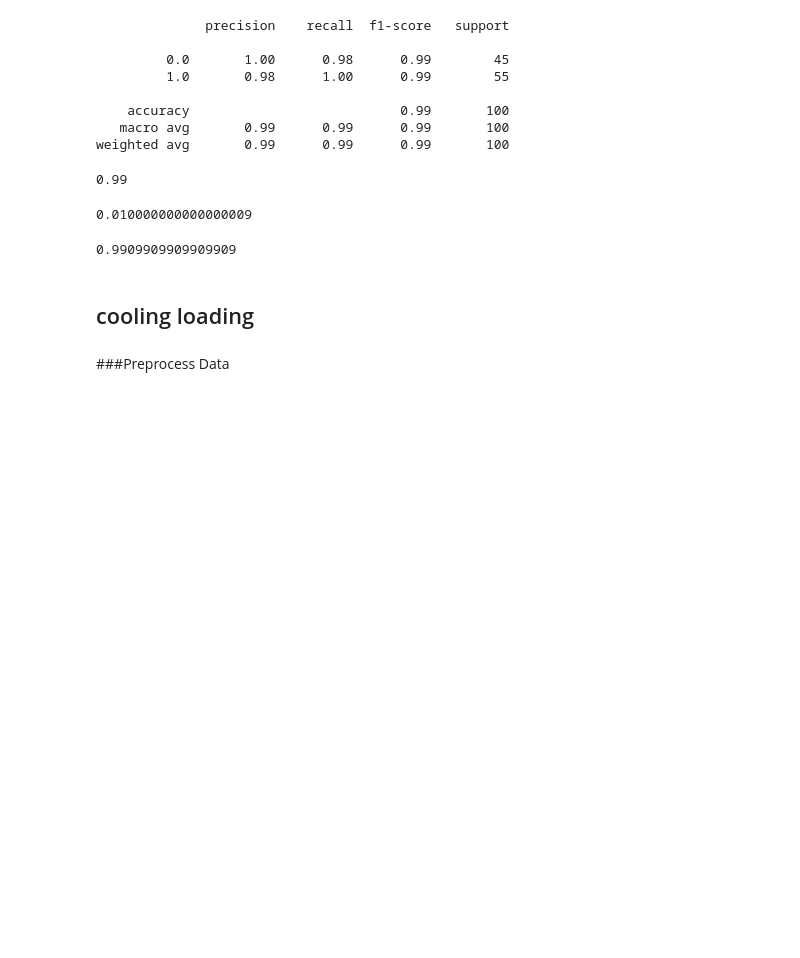
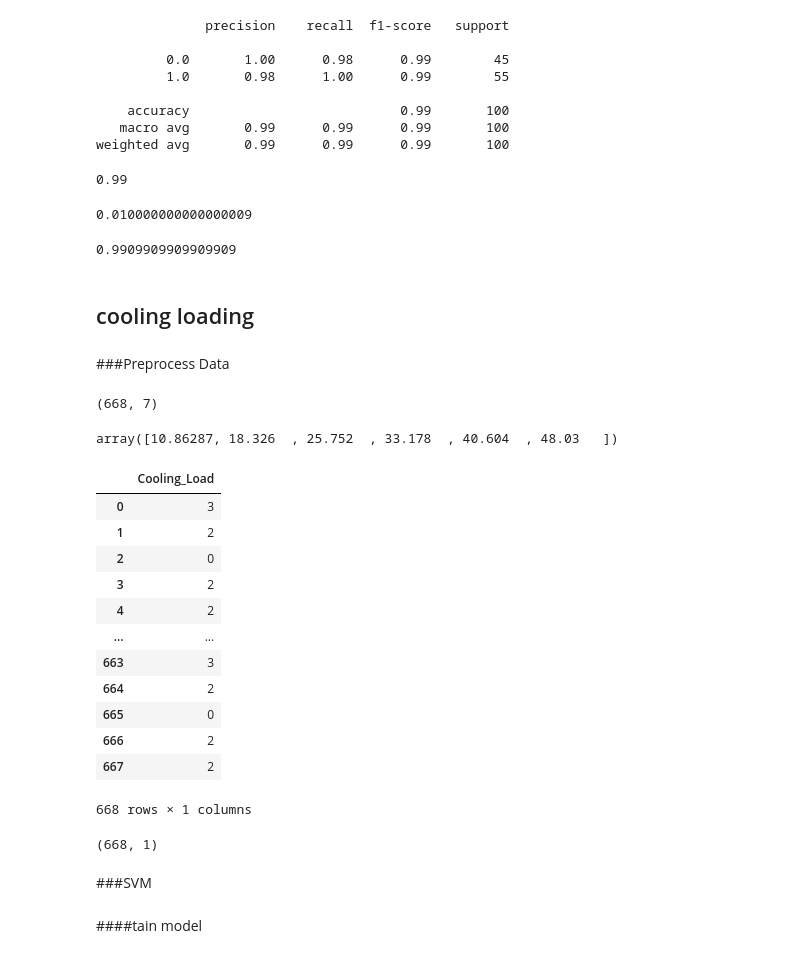
Before and after one commit to zolfaShefreie/Heating-Cooling-Load-Prediction, a Jupyter notebook: EnergyEfficiency_prediction.ipynb, the cells around one changed output. Drawn from its saved outputs; the diff is of its cells as text; code cells hidden in the pictures; blank space fills up the shorter version.

```diff
--- a/EnergyEfficiency_prediction.ipynb
+++ b/EnergyEfficiency_prediction.ipynb
@@ -403,3 +405,35 @@ x_test = test_df[['Relative_Compactness', 'Wall_Area', 'Roof_Area',
                     'Overall_Height', 'Orientation', 'Glazing_Area',
                     'Glazing_Area_Distribution']].copy()
 y_test = test_df[['Cooling_Load']].copy()
+# %%
+x_train.shape
+# %% [output]
+(668, 7)
+# %%
+bins = pd.cut(total_df.Cooling_Load, 5, retbins=True)[1]
+bins
+# %% [output]
+array([10.86287, 18.326  , 25.752  , 33.178  , 40.604  , 48.03   ])
+# %%
+y_train['Cooling_Load'] = pd.cut(y_train.Cooling_Load, bins=bins, labels=[i for i in range(5)])
+y_test['Cooling_Load'] = pd.cut(y_test.Cooling_Load, bins=bins, labels=[i for i in range(5)])
+# %%
+y_train
+# %% [output]
+|  | Cooling_Load |
+| 0 | 3 |
+| 1 | 2 |
+| 2 | 0 |
+| 3 | 2 |
+| 4 | 2 |
+| ... | ... |
+| 663 | 3 |
+| 664 | 2 |
+| 665 | 0 |
+| 666 | 2 |
+| 667 | 2 |
+668 rows × 1 columns
+# %%
+y_train.shape
+# %% [output]
+(668, 1)
@@ -405,0 +448,4 @@ y_test = test_df[['Cooling_Load']].copy()
+# %% [markdown]
+###SVM
+# %% [markdown]
+####tain model
```
Also changed, not shown: parts of 21 cells of this notebook.
